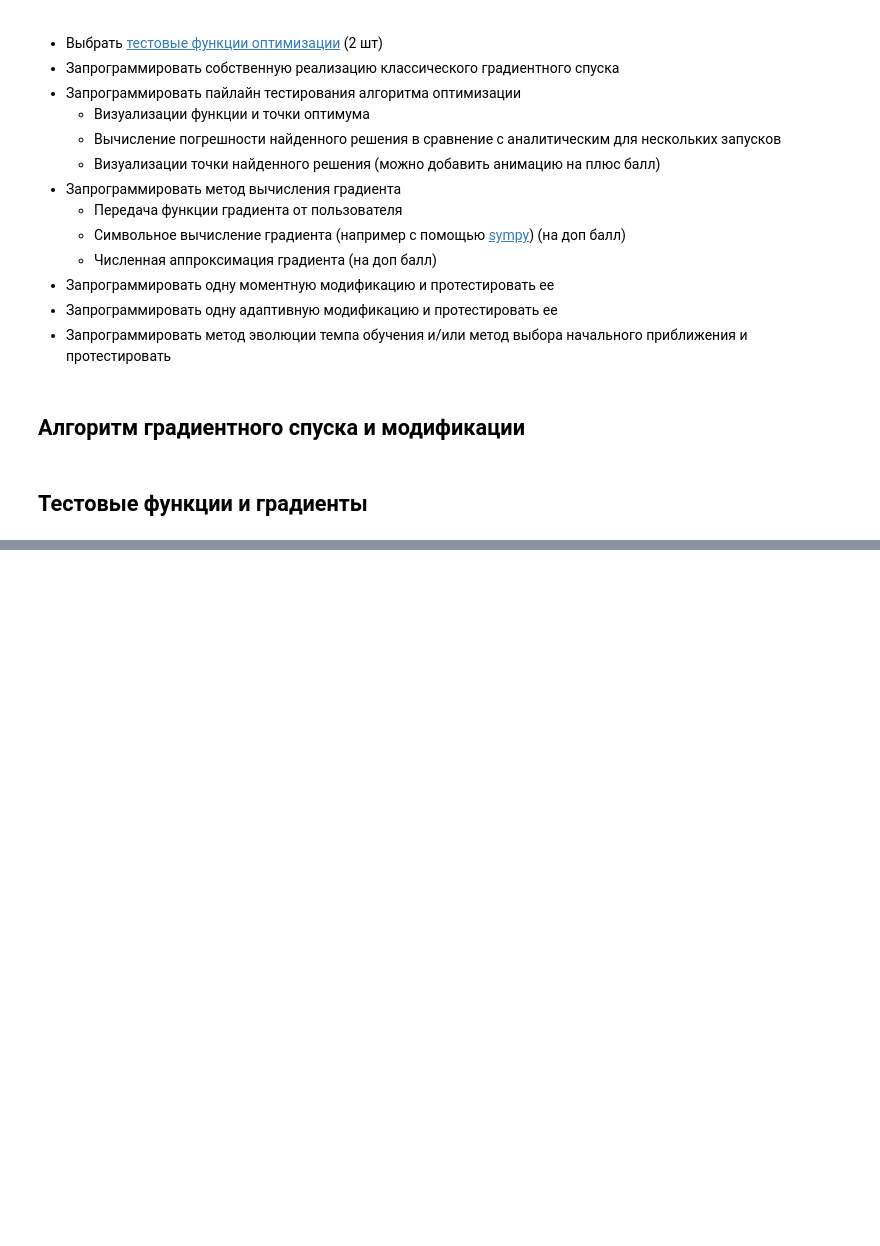
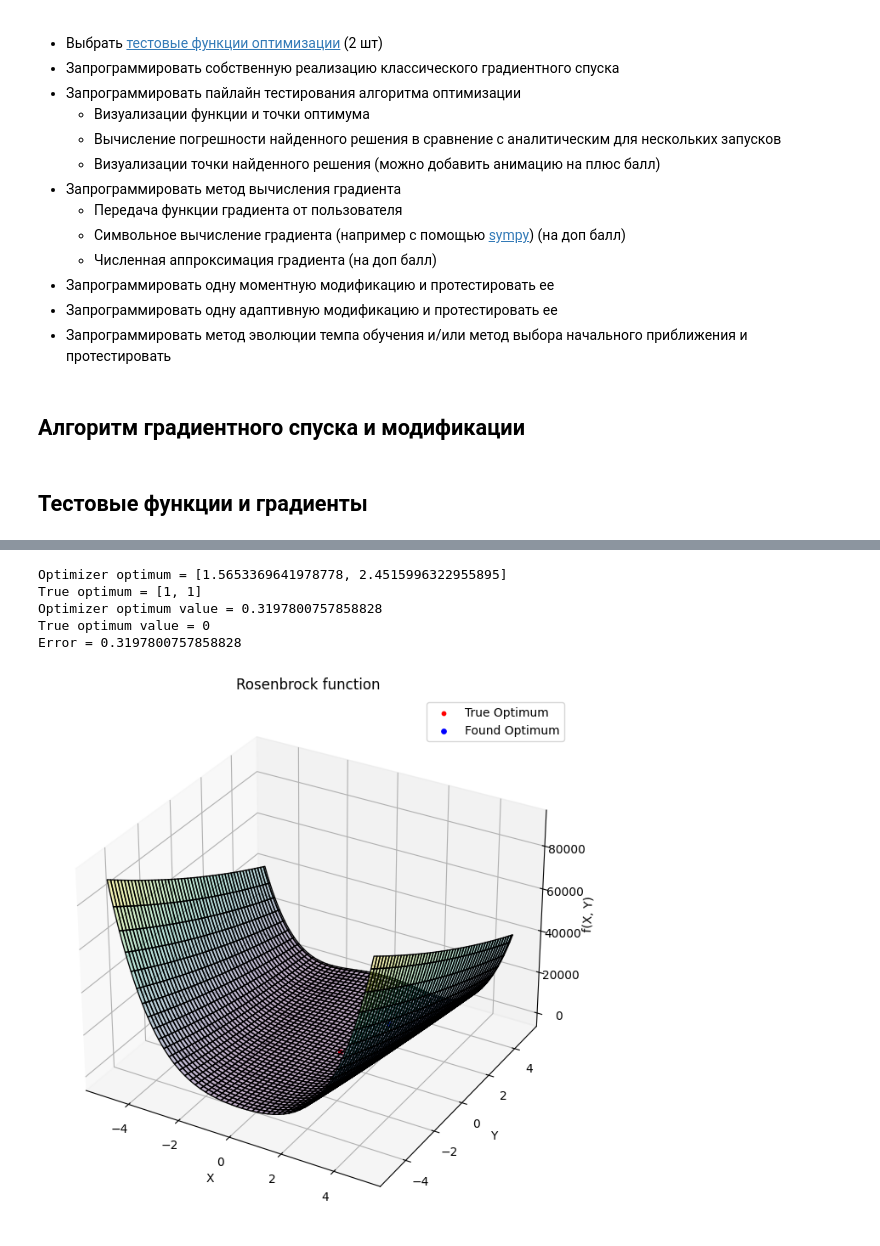
Before and after one commit to pyMakSid/AI_Fundamentals_SidorovM, a Jupyter notebook: lab_1.ipynb, the cells around one changed output, grey strips where cells are left out. Saved outputs shown, nothing was run; the diff lists cells and outputs as text; code cells hidden in the pictures; blank space fills up the shorter version.

```diff
--- a/lab_1.ipynb
+++ b/lab_1.ipynb
@@ -98,0 +157,9 @@ def himmelblau_grad(x, y):
+# %%
+test_func(Adagrad, rosenbrock, rosenbrock_grad, [2, 2], rosenbrock_optimum(), "Rosenbrock function")
+# %% [output]
+Optimizer optimum = [1.5653369641978778, 2.4515996322955895]
+True optimum = [1, 1]
+Optimizer optimum value = 0.3197800757858828
+True optimum value = 0
+Error = 0.3197800757858828
+[figure, added]
```
Also changed, not shown: parts of 17 cells of this notebook, 2 other files.
